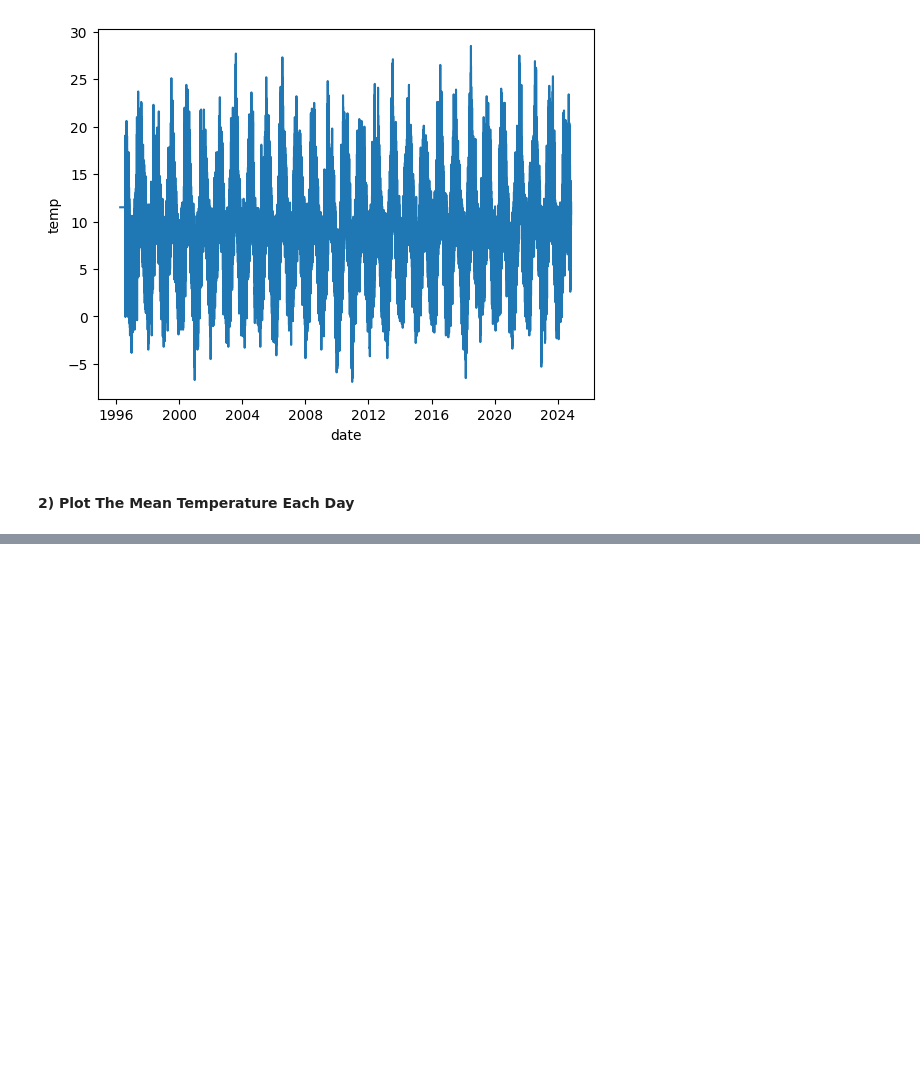
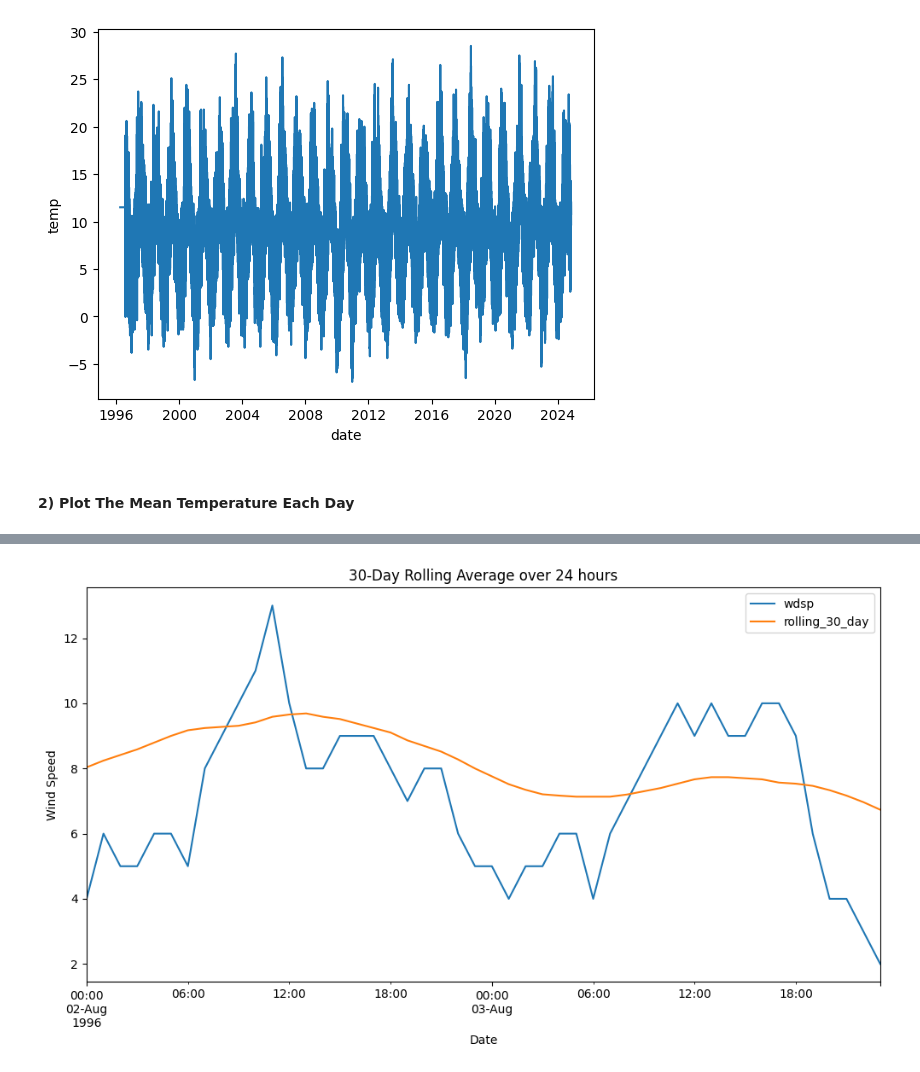
Before and after one commit to daveysull/PFDA, a Jupyter notebook: assignments/assignment_6_Weather.ipynb, the cells around one changed output, grey strips where cells are left out. Cells and saved outputs as stored; diff of their text form; code cells hidden in the pictures; blank space fills up the shorter version.

```diff
--- a/assignments/assignment_6_Weather.ipynb
+++ b/assignments/assignment_6_Weather.ipynb
@@ -32,0 +102,11 @@ df.set_index('date', inplace=True)
+# %%
+# Set date as the index
+#df.set_index('date', inplace=True)
+
+# Sort the data by date
+df.sort_index(inplace=True)
+
+# Calculate rolling windspeed over a 1 day
+df['rolling_30_day'] = df['wdsp'].rolling(30,1).mean()
+
+df.head()
@@ -32,0 +122,12 @@ df.set_index('date', inplace=True)
+# %%
+# Subset for a specific date
+subset = df.loc['1996-08-02':'1996-08-03']
+
+# Plot for specific date
+ax = subset.plot.line(y=['wdsp','rolling_30_day'], figsize=(12, 6))
+ax.set_title("30-Day Rolling Average over 24 hours")
+ax.set_xlabel("Date")
+ax.set_ylabel("Wind Speed")
+plt.show()
+# %% [output]
+[figure, added]
```
Also changed, not shown: parts of 10 cells of this notebook.
